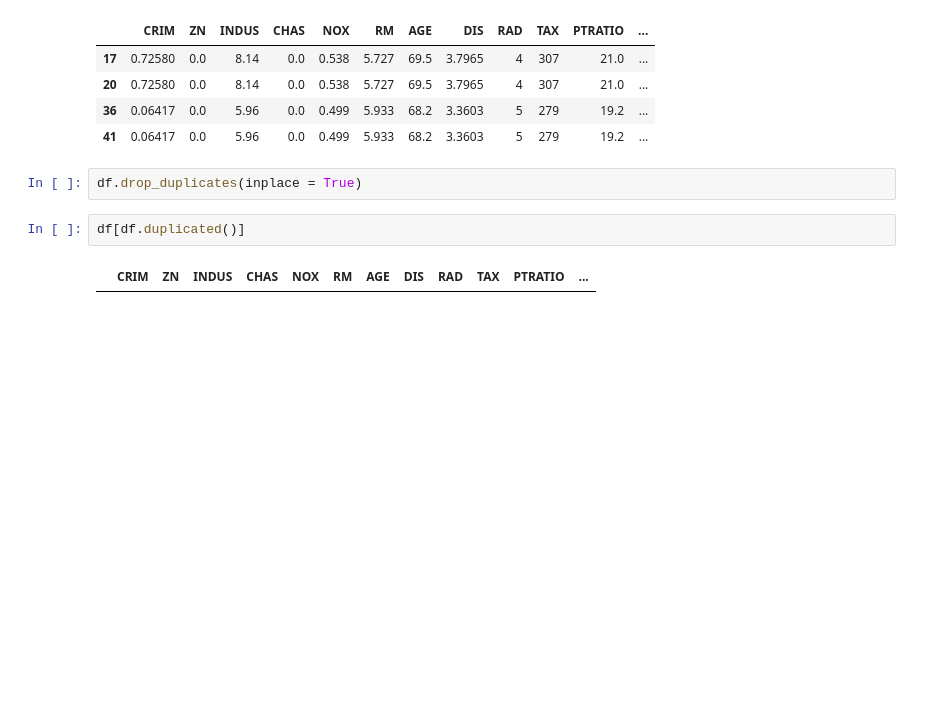
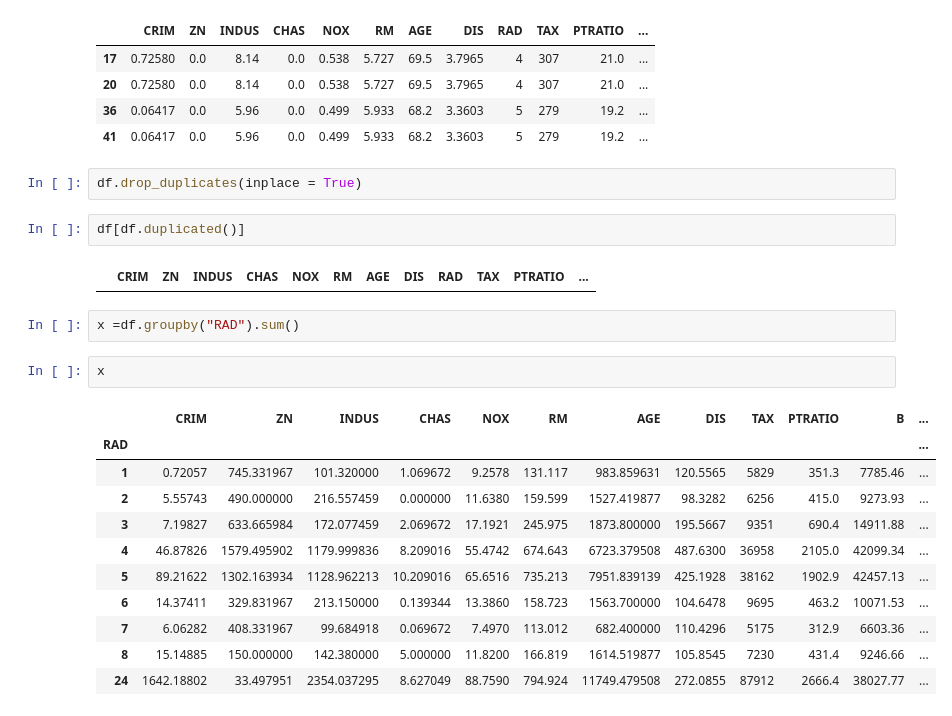
Before and after one commit to TripathiAkshat/MachineLearning, a Jupyter notebook: EDA/ExploratoryDataAnalysis.ipynb, the cells around one changed output. Saved outputs shown, nothing was run; the diff lists cells and outputs as text; blank space fills up the shorter version.

```diff
--- a/EDA/ExploratoryDataAnalysis.ipynb
+++ b/EDA/ExploratoryDataAnalysis.ipynb
@@ -169,3 +169,19 @@ df.drop_duplicates(inplace = True)
 df[df.duplicated()]
 # %% [output]
 |  | CRIM | ZN | INDUS | CHAS | NOX | RM | AGE | DIS | RAD | TAX | PTRATIO | ... |
+# %%
+x =df.groupby("RAD").sum()
+# %%
+x
+# %% [output]
+|  | CRIM | ZN | INDUS | CHAS | NOX | RM | AGE | DIS | TAX | PTRATIO | B | ... |
+| RAD |  |  |  |  |  |  |  |  |  |  |  | ... |
+| 1 | 0.72057 | 745.331967 | 101.320000 | 1.069672 | 9.2578 | 131.117 | 983.859631 | 120.5565 | 5829 | 351.3 | 7785.46 | ... |
+| 2 | 5.55743 | 490.000000 | 216.557459 | 0.000000 | 11.6380 | 159.599 | 1527.419877 | 98.3282 | 6256 | 415.0 | 9273.93 | ... |
+| 3 | 7.19827 | 633.665984 | 172.077459 | 2.069672 | 17.1921 | 245.975 | 1873.800000 | 195.5667 | 9351 | 690.4 | 14911.88 | ... |
+| 4 | 46.87826 | 1579.495902 | 1179.999836 | 8.209016 | 55.4742 | 674.643 | 6723.379508 | 487.6300 | 36958 | 2105.0 | 42099.34 | ... |
+| 5 | 89.21622 | 1302.163934 | 1128.962213 | 10.209016 | 65.6516 | 735.213 | 7951.839139 | 425.1928 | 38162 | 1902.9 | 42457.13 | ... |
+| 6 | 14.37411 | 329.831967 | 213.150000 | 0.139344 | 13.3860 | 158.723 | 1563.700000 | 104.6478 | 9695 | 463.2 | 10071.53 | ... |
+| 7 | 6.06282 | 408.331967 | 99.684918 | 0.069672 | 7.4970 | 113.012 | 682.400000 | 110.4296 | 5175 | 312.9 | 6603.36 | ... |
+| 8 | 15.14885 | 150.000000 | 142.380000 | 5.000000 | 11.8200 | 166.819 | 1614.519877 | 105.8545 | 7230 | 431.4 | 9246.66 | ... |
+| 24 | 1642.18802 | 33.497951 | 2354.037295 | 8.627049 | 88.7590 | 794.924 | 11749.479508 | 272.0855 | 87912 | 2666.4 | 38027.77 | ... |
```
Also changed, not shown: 1 other file.
